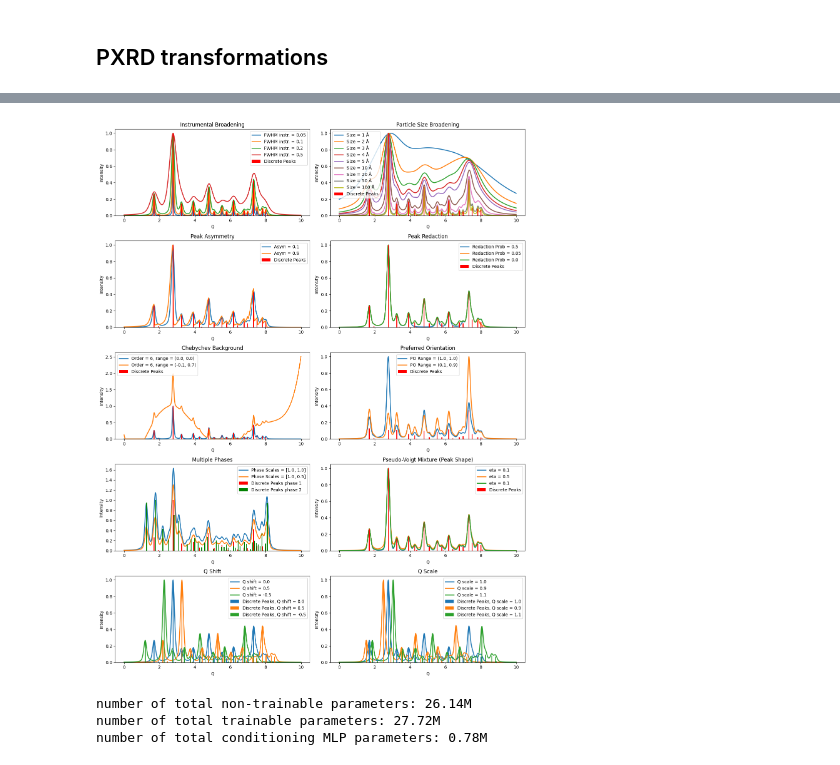
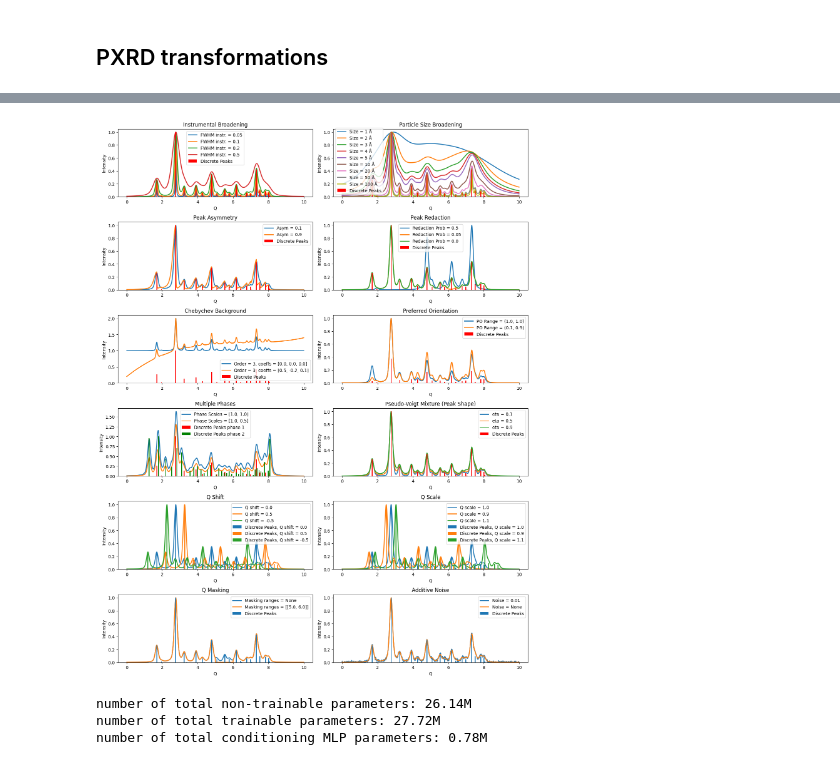
Before and after one commit to FrederikLizakJohansen/deCIFer, a Jupyter notebook: notebooks/PXRD transformations (new).ipynb, the cells around one changed output, grey strips where cells are left out. Saved outputs shown, nothing was run; the diff lists cells and outputs as text; code cells hidden in the pictures.

```diff
--- a/notebooks/PXRD transformations (new).ipynb
+++ b/notebooks/PXRD transformations (new).ipynb
@@ -34,13 +26,14 @@ for ps in [10, 20, 100]:
     res = pxrd_from_cif(
         sample_cif,
         particle_size=ps,
-        base_fwhm_range=(0.1, 0.1),
-        peak_asymmetry_range=(0.9, 0.9),
-        noise_range=(0.01, 0.01),
-        preferred_orientation_range=(0.9,0.9),
-        chebychev_norm_coeff_range=(0.1, 0.1),
+        base_fwhm=0.1,
+        peak_asymmetry=0.9,
+        noise= 0.01,
+        preferred_orientation_range = (0.9, 0.9),
+        chebychev_norm_coeffs= [0.1, -0.05, 0.01],
         chebychev_order=3,
-        debug=True)
+        debug=True
+)
     ax.plot(res['q'], res['iq'], lw=1, label=f"Size = {ps} Å")
     q_disc = res['q_disc'][0]
     iq_disc = res['iq_disc'][0]
@@ -48,7 +41,7 @@ ax.bar(q_disc, np.ones_like(iq_disc)*0.01, color='red', width=0.05, zorder=5, la
 ax.set_title("Particle Size Broadening")
 ax.set_xlabel("q")
 ax.set_ylabel("Intensity")
-add_discrete_legend(ax)
+ax.legend()
 
 plt.show()
 # %% [output]
@@ -56,11 +49,11 @@ plt.show()
 # %%
 # Create a figure with 8 subplots (4 rows x 2 columns)
-fig, axs = plt.subplots(5, 2, figsize=(14, 18))
+fig, axs = plt.subplots(6, 2, figsize=(14, 18))
 axs = axs.flatten()
 
 # --- 1. Base Broadnening ---
 for fwhm in [0.05, 0.1, 0.2, 0.5]:
-    res_base = pxrd_from_cif(sample_cif, base_fwhm_range=(fwhm, fwhm), debug=True)
+    res_base = pxrd_from_cif(sample_cif, base_fwhm=fwhm, debug=True)
     axs[0].plot(res_base['q'], res_base['iq'], lw=2, label=f"FWHM instr. = {fwhm}")
 q_disc = res_base['q_disc'][0]
 iq_disc = res_base['iq_disc'][0]
@@ -68,7 +61,7 @@ axs[0].bar(q_disc, iq_disc/100, color='red', width=0.05, zorder=5, label="Discre
 axs[0].set_title("Instrumental Broadening")
 axs[0].set_xlabel("Q")
 axs[0].set_ylabel("Intensity")
-add_discrete_legend(axs[0])
+axs[0].legend()
 
 # --- 2. Particle Size Broadening ---
 for ps in [1, 2, 3, 4, 5, 10, 20, 50, 100]:
@@ -84,7 +77,7 @@ axs[1].legend()
 
 # --- 3. Peak Asymmetry ---
 for asym in [0.1, 0.9]:
-    res = pxrd_from_cif(sample_cif, peak_asymmetry_range=(asym, asym), base_fwhm_range=(0.2, 0.2), debug=True)
+    res = pxrd_from_cif(sample_cif, peak_asymmetry=asym, base_fwhm=0.2, debug=True)
     axs[2].plot(res['q'], res['iq'], lw=2, label=f"Asym = {asym}")
     q_disc = res['q_disc'][0]
     iq_disc = res['iq_disc'][0]
@@ -96,7 +89,7 @@ axs[2].legend()
 
 # --- 4. Peak Redaction ---
 for red_prob in [0.5, 0.05, 0.0]:
-    res = pxrd_from_cif(sample_cif, peak_redaction_prob=red_prob, base_fwhm_range=(0.2, 0.2), debug=True)
+    res = pxrd_from_cif(sample_cif, peak_redaction_prob=red_prob, base_fwhm=0.2, debug=True)
     axs[3].plot(res['q'], res['iq'], lw=2, label=f"Redaction Prob = {red_prob}")
     q_disc = res['q_disc'][0]
     iq_disc = res['iq_disc'][0]
@@ -108,11 +101,11 @@ axs[3].legend()
 
 # --- 5. Chebychev Background ---
 for params in [
-    {"chebychev_order": 6, "chebychev_norm_coeff_range": (0.0, 0.0)},
-    {"chebychev_order": 6, "chebychev_norm_coeff_range": (-.1, 0.7)}
+    {"chebychev_order": 3, "chebychev_norm_coeffs": [0.0, 0.0, 0.0]},
+    {"chebychev_order": 3, "chebychev_norm_coeffs": [0.5, -0.2, 0.1]}
 ]:
-    res = pxrd_from_cif(sample_cif, **params, base_fwhm_range=(0.1, 0.1), debug=True)
-    label = f"Order = {params['chebychev_order']}, range = {params['chebychev_norm_coeff_range']}"
+    res = pxrd_from_cif(sample_cif, **params, base_fwhm=0.1, debug=True)
+    label = f"Order = {params['chebychev_order']}, coeffs = {params['chebychev_norm_coeffs']}"
     axs[4].plot(res['q'], res['iq'], lw=2, label=label)
     q_disc = res['q_disc'][0]
     iq_disc = res['iq_disc'][0]
@@ -124,9 +117,8 @@ axs[4].legend()
 
 # --- 6. Preferred Orientation ---
 for po_range in [(1.0, 1.0), (0.1, 0.9)]:
-    res = pxrd_from_cif(sample_cif, preferred_orientation_range=po_range, base_fwhm_range=(0.2, 0.2), debug=True)
-    label = f"PO Range = {po_range}"
-    axs[5].plot(res['q'], res['iq'], lw=2, label=label)
+    res = pxrd_from_cif(sample_cif, preferred_orientation_range=po_range, base_fwhm=0.2, debug=True)
+    axs[5].plot(res['q'], res['iq'], lw=2, label= f"PO Range = {po_range}")
     q_disc = res['q_disc'][0]
     iq_disc = res['iq_disc'][0]
 axs[5].bar(q_disc, iq_disc/100, color='red', width=0.05, zorder=5, label="Discrete Peaks")
@@ -137,9 +129,8 @@ axs[5].legend()
 
 # --- 7. Multiple Phases ---
 for scales in [[1.0, 1.0], [1.0, 0.5]]:
-    res = pxrd_from_cif([sample_cif, sample_cif_2], phase_scales=scales, base_fwhm_range=(0.2, 0.2), debug=True)
-    label = f"Phase Scales = {scales}"
-    axs[6].plot(res['q'], res['iq'], lw=2, label=label)
+    res = pxrd_from_cif([sample_cif, sample_cif_2], phase_scales=scales, base_fwhm=0.2, debug=True)
+    axs[6].plot(res['q'], res['iq'], lw=2, label=f"Phase Scales = {scales}")
 
 q_disc_1 = res['q_disc'][0]
 iq_disc_1 = res['iq_disc'][0]
@@ -153,46 +144,70 @@ axs[6].set_ylabel("Intensity")
 axs[6].legend()
 
 # --- 8. PV Mixture on Peak Shape ---
-for eta_rng in [(0.1, 0.1), (0.5, 0.5), (0.1, 0.9)]:
-    res = pxrd_from_cif(sample_cif, eta_range=eta_rng, base_fwhm_range=(0.2, 0.2), debug=True)
-    label = f"eta = {eta_rng[0]}"
-    axs[7].plot(res['q'], res['iq'], lw=2, label=label)
+for eta in [0.1, 0.5, 0.9]:
+    res = pxrd_from_cif(sample_cif, eta=eta, base_fwhm=0.2, debug=True)
+    axs[7].plot(res['q'], res['iq'], lw=2, label= f"eta = {eta}")
     q_disc = res['q_disc'][0]
     iq_disc = res['iq_disc'][0]
 axs[7].bar(q_disc, iq_disc/100, color='red', width=0.05, zorder=5, label="Discrete Peaks")
 axs[7].set_title("Pseudo-Voigt Mixture (Peak Shape)")
 axs[7].set_xlabel("Q")
 axs[7].set_ylabel("Intensity")
 axs[7].legend()
 
 # --- 9. Shift in Q ---
 for q_shift in [0.0, 0.5, -0.5]:
-    res = pxrd_from_cif(sample_cif, q_shift=q_shift, base_fwhm_range=(0.2, 0.2), debug=True)
+    res = pxrd_from_cif(sample_cif, q_shift=q_shift, base_fwhm=0.2, debug=True)
     axs[8].plot(res['q'], res['iq'], lw=2, label=f"Q shift = {q_shift}")
     q_disc = res['q_disc'][0]
     iq_disc = res['iq_disc'][0]
     axs[8].bar(q_disc, iq_disc/100, width=0.05, zorder=5, label=f"Discrete Peaks, Q shift = {q_shift}")
 axs[8].set_title("Q Shift")
 axs[8].set_xlabel("Q")
 axs[8].set_ylabel("Intensity")
 axs[8].legend()
 
-# --- 9. Scale in Q ---
+# --- 10. Scale in Q ---
 for q_scale in [1.0, 0.9, 1.1]:
-    res = pxrd_from_cif(sample_cif, q_scale=q_scale, base_fwhm_range=(0.2, 0.2), debug=True)
+    res = pxrd_from_cif(sample_cif, q_scale=q_scale, base_fwhm=0.2, debug=True)
     axs[9].plot(res['q'], res['iq'], lw=2, label=f"Q scale = {q_scale}")
     q_disc = res['q_disc'][0]
     iq_disc = res['iq_disc'][0]
     axs[9].bar(q_disc, iq_disc/100, width=0.05, zorder=5, label=f"Discrete Peaks, Q scale = {q_scale}")
 axs[9].set_title("Q Scale")
 axs[9].set_xlabel("Q")
 axs[9].set_ylabel("Intensity")
 axs[9].legend()
 
+# --- 11. Masking ---
+for m_ranges in [None, [[5.0, 6.0]]]:
+    res = pxrd_from_cif(sample_cif, mask_ranges=m_ranges, base_fwhm=0.2, debug=True)
+    axs[10].plot(res['q'], res['iq'], lw=2, label=f"Masking ranges = {m_ranges}")
+    q_disc = res['q_disc'][0]
+    iq_disc = res['iq_disc'][0]
+axs[10].bar(q_disc, iq_disc/100, width=0.05, zorder=5, label=f"Discrete Peaks")
+axs[10].set_title("Q Masking")
+axs[10].set_xlabel("Q")
+axs[10].set_ylabel("Intensity")
+axs[10].legend()
+
+# --- 12. Masking ---
+for noise in [0.01, None]:
+    res = pxrd_from_cif(sample_cif, noise=noise, base_fwhm = 0.2, debug=True)
+    axs[11].plot(res['q'], res['iq'], lw=2, label=f"Noise = {noise}")
+    q_disc = res['q_disc'][0]
+    iq_disc = res['iq_disc'][0]
+axs[11].bar(q_disc, iq_disc/100, width=0.05, zorder=5, label=f"Discrete Peaks")
+axs[11].set_title("Additive Noise")
+axs[11].set_xlabel("Q")
+axs[11].set_ylabel("Intensity")
+axs[11].legend()
+
+
 plt.tight_layout()
 plt.show()
 # %% [output]
-[figure, old version]
+[figure, new version]
 # %%
 from decifer.decifer_model import Decifer
 from bin.evaluate import load_model_from_checkpoint, extract_prompt
```
Also changed, not shown: parts of 3 cells of this notebook, 3 other files.
